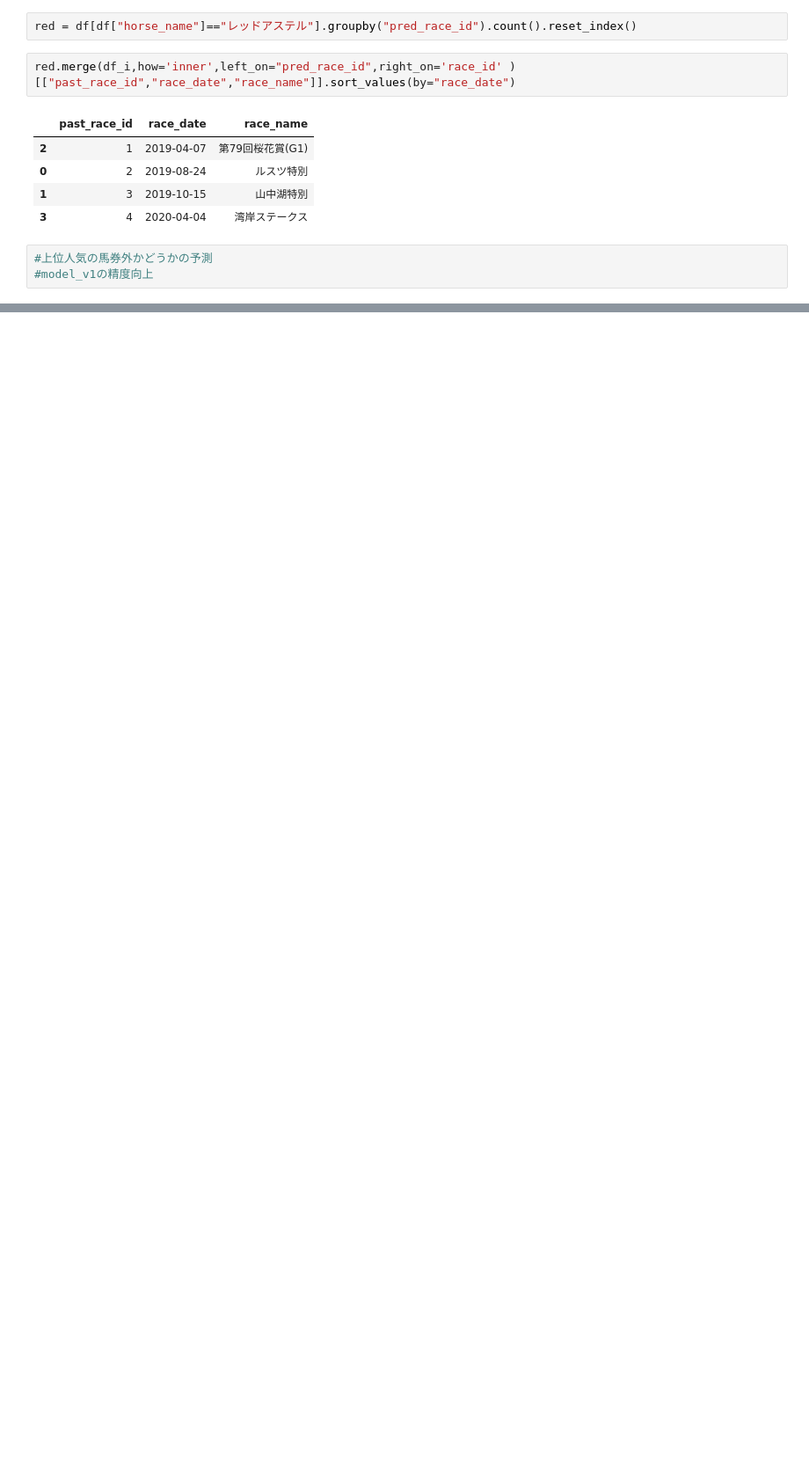
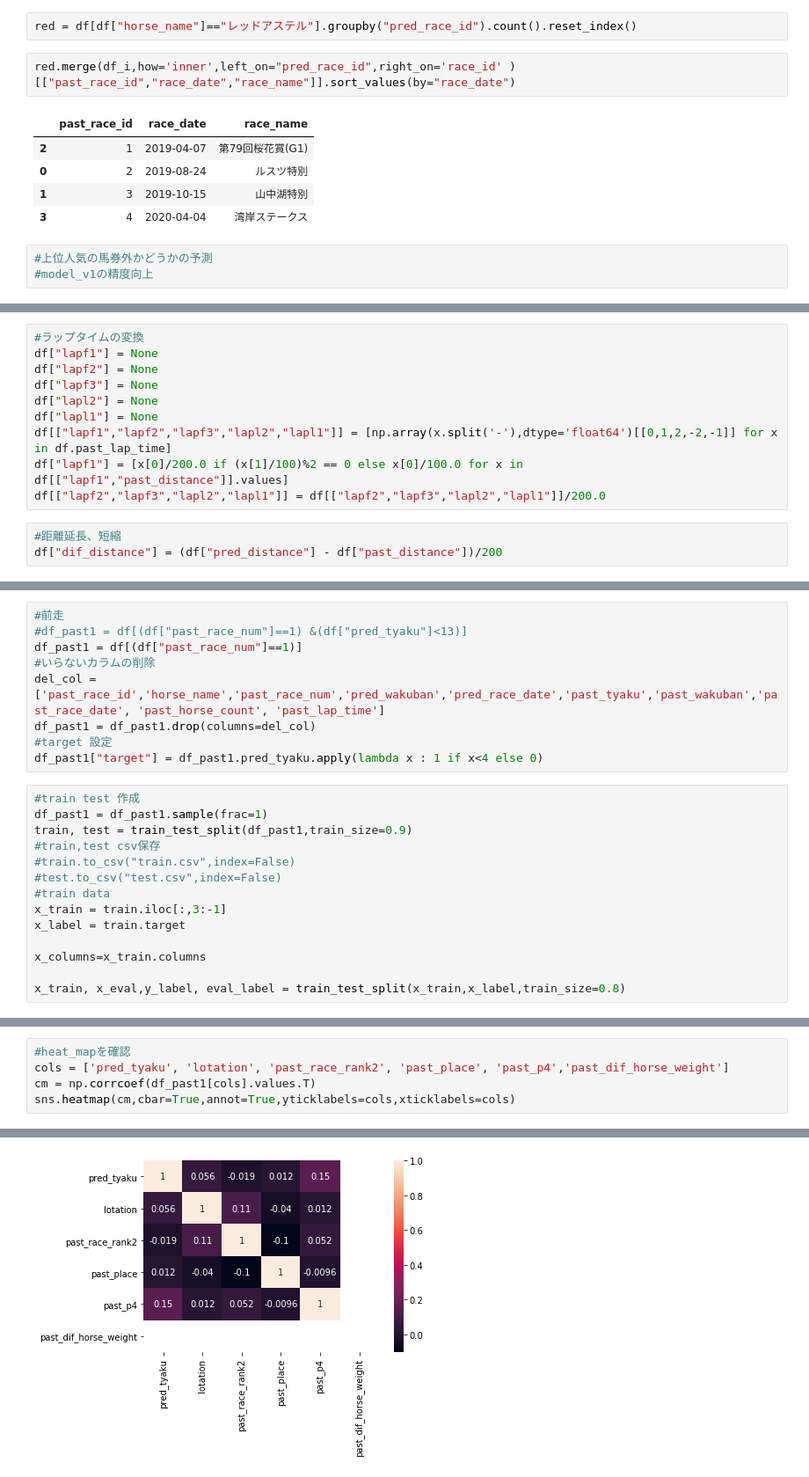
Before and after one commit to domo1124/predict_race, a Jupyter notebook: model/model_v2/EDA/model_v2_eda.ipynb, the cells around one changed output, grey strips where cells are left out. Shown at 88% size. Drawn from its saved outputs; the diff is of its cells as text; blank space fills up the shorter version.

```diff
--- a/model/model_v2/EDA/model_v2_eda.ipynb
+++ b/model/model_v2/EDA/model_v2_eda.ipynb
@@ -204,0 +276,13 @@ df_past1.shape
+# %%
+#ラップタイムの変換
+df["lapf1"] = None
+df["lapf2"] = None
+df["lapf3"] = None
+df["lapl2"] = None
+df["lapl1"] = None
+df[["lapf1","lapf2","lapf3","lapl2","lapl1"]] = [np.array(x.split('-'),dtype='float64')[[0,1,2,-2,-1]] for x in df.past_lap_time]
+df["lapf1"] = [x[0]/200.0 if (x[1]/100)%2 == 0 else x[0]/100.0 for x in df[["lapf1","past_distance"]].values]
+df[["lapf2","lapf3","lapl2","lapl1"]] = df[["lapf2","lapf3","lapl2","lapl1"]]/200.0
+# %%
+#距離延長、短縮
+df["dif_distance"] = (df["pred_distance"] - df["past_distance"])/200
@@ -204,0 +329,23 @@ df_past1.shape
+# %%
+#前走
+#df_past1 = df[(df["past_race_num"]==1) &(df["pred_tyaku"]<13)]
+df_past1 = df[(df["past_race_num"]==1)]
+#いらないカラムの削除
+del_col = ['past_race_id','horse_name','past_race_num','pred_wakuban','pred_race_date','past_tyaku','past_wakuban','past_race_date', 'past_horse_count', 'past_lap_time']
+df_past1 = df_past1.drop(columns=del_col)
+#target 設定
+df_past1["target"] = df_past1.pred_tyaku.apply(lambda x : 1 if x<4 else 0)
+# %%
+#train test 作成
+df_past1 = df_past1.sample(frac=1)
+train, test = train_test_split(df_past1,train_size=0.9)
+#train,test csv保存
+#train.to_csv("train.csv",index=False)
+#test.to_csv("test.csv",index=False)
+#train data
+x_train = train.iloc[:,3:-1]
+x_label = train.target
+
+x_columns=x_train.columns
+
+x_train, x_eval,y_label, eval_label = train_test_split(x_train,x_label,train_size=0.8)
@@ -204,0 +400,6 @@ df_past1.shape
+# %%
+#heat_mapを確認
+cols = ['pred_tyaku', 'lotation', 'past_race_rank2', 'past_place', 'past_p4','past_dif_horse_weight']
+cm = np.corrcoef(df_past1[cols].values.T)
+sns.heatmap(cm,cbar=True,annot=True,yticklabels=cols,xticklabels=cols)
+# %% [output]
@@ -204,0 +407 @@ df_past1.shape
+[figure, added]
```
Also changed, not shown: parts of 61 cells of this notebook, 1 other file.
